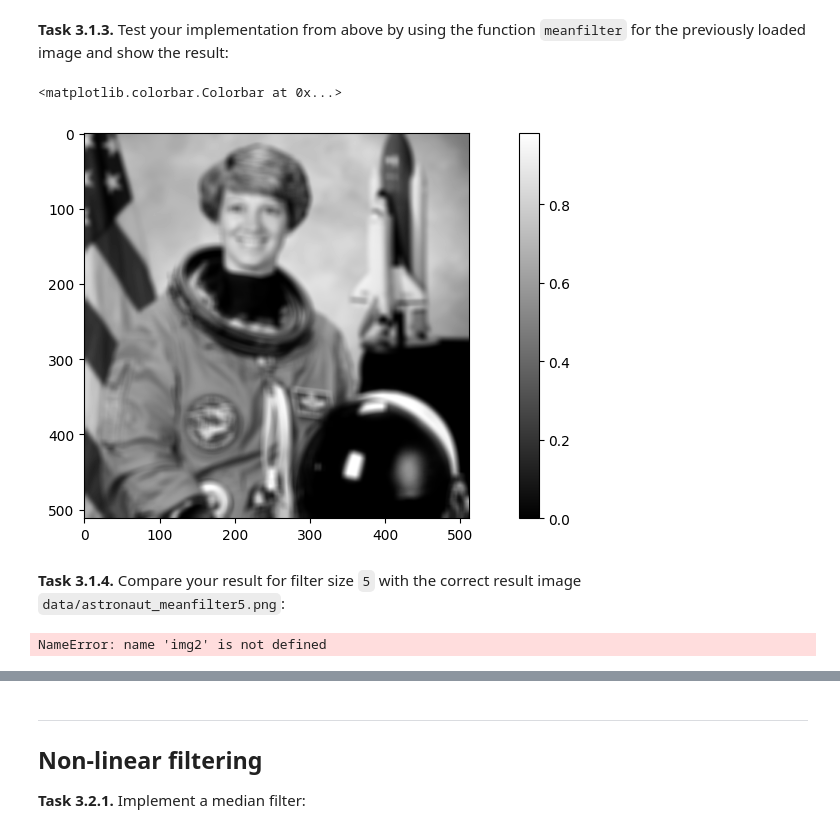
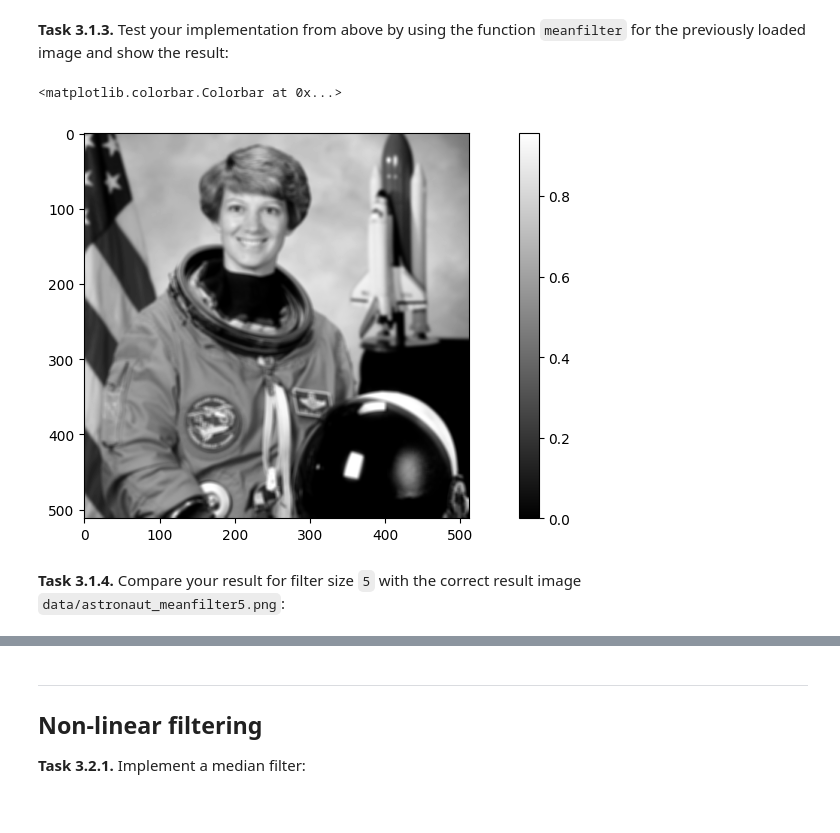
Before and after one commit to acetronomical/mobi-fs3-python, a Jupyter notebook: task3.ipynb, the cells around one changed output, grey strips where cells are left out. Saved outputs shown, nothing was run; the diff lists cells and outputs as text; code cells hidden in the pictures.

```diff
--- a/task3.ipynb
+++ b/task3.ipynb
@@ -37,16 +37,12 @@ def meanfilter(img, size):
 **<a id="#">Task 3.1.3.</a>** Test your implementation from above by using the function `meanfilter` for the previously loaded image and show the result:
 # %%
 filtered_image = img.copy()
-filtered_image = meanfilter(img, 9)
+filtered_image = meanfilter(img, 5)
 plt.figure(figsize=(13,5))
 plt.imshow(filtered_image, 'gray')
 plt.colorbar()
 # %% [output]
 <matplotlib.colorbar.Colorbar at 0x...>
-[figure, old version]
+[figure, new version]
 # %% [markdown]
 **<a id="#">Task 3.1.4.</a>** Compare your result for filter size `5` with the correct result image `data/astronaut_meanfilter5.png`:
-# %%
-assert numpy.allclose(img1, img2, atol=1/255)
-# %% [output]
-NameError: name 'img2' is not defined
```
Also changed, not shown: parts of 1 cell of this notebook.
